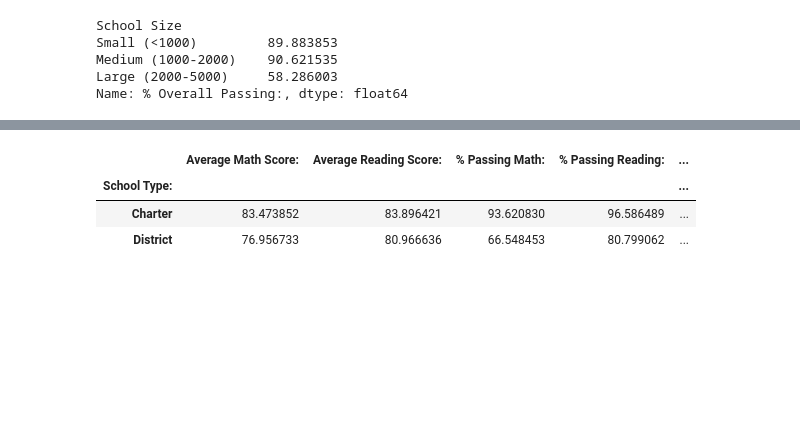
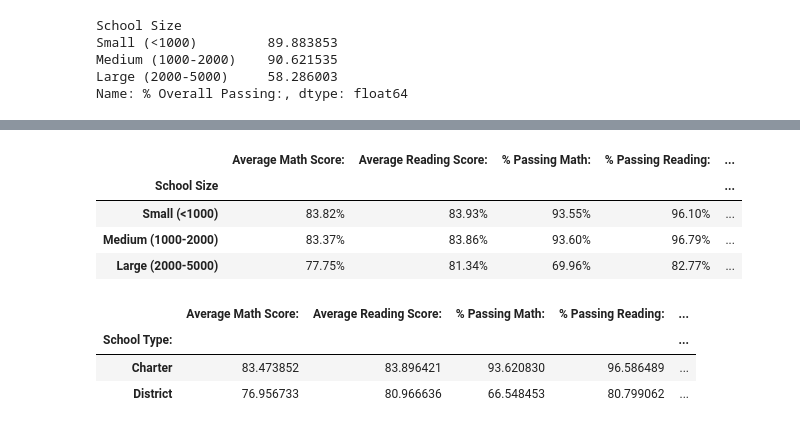
Before and after one commit to RichardMalo/pandas-challenge, a Jupyter notebook: PyCitySchools/Main.ipynb, the cells around one changed output, grey strips where cells are left out. Cells and saved outputs as stored; diff of their text form; code cells hidden in the pictures; blank space fills up the shorter version.

```diff
--- a/PyCitySchools/Main.ipynb
+++ b/PyCitySchools/Main.ipynb
@@ -714,0 +735,15 @@ average_percent_overall_passing_by_type = district_summary_perschool_df.groupby(
+# %%
+# Apply formating to make decimals to 2 digits
+size_summary_df["Average Math Score:"]=size_summary_df["Average Math Score:"].map("{:.2f}%".format)
+size_summary_df["Average Reading Score:"]=size_summary_df["Average Reading Score:"].map("{:.2f}%".format)
+size_summary_df["% Passing Math:"]=size_summary_df["% Passing Math:"].map("{:.2f}%".format)
+size_summary_df["% Passing Reading:"]=size_summary_df["% Passing Reading:"].map("{:.2f}%".format)
+size_summary_df["% Overall Passing:"]=size_summary_df["% Overall Passing:"].map("{:.2f}%".format)
+# Display Results
+size_summary_df
+# %% [output]
+|  | Average Math Score: | Average Reading Score: | % Passing Math: | % Passing Reading: | ... |
+| School Size |  |  |  |  | ... |
+| Small (<1000) | 83.82% | 83.93% | 93.55% | 96.10% | ... |
+| Medium (1000-2000) | 83.37% | 83.86% | 93.60% | 96.79% | ... |
+| Large (2000-5000) | 77.75% | 81.34% | 69.96% | 82.77% | ... |
```
Also changed, not shown: parts of 22 cells of this notebook, 3 other files.
